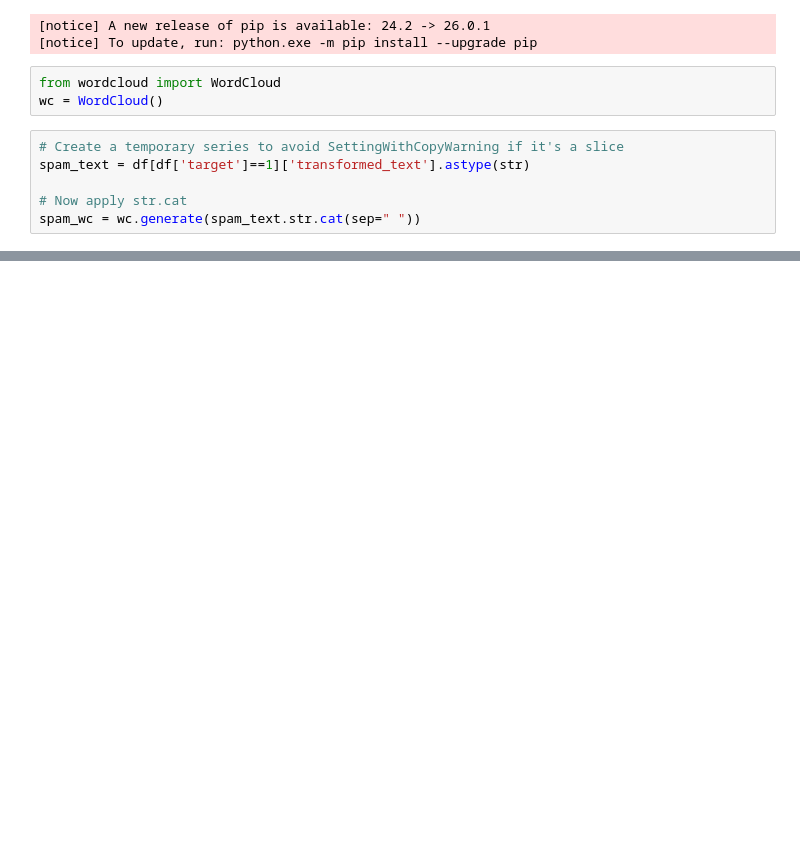
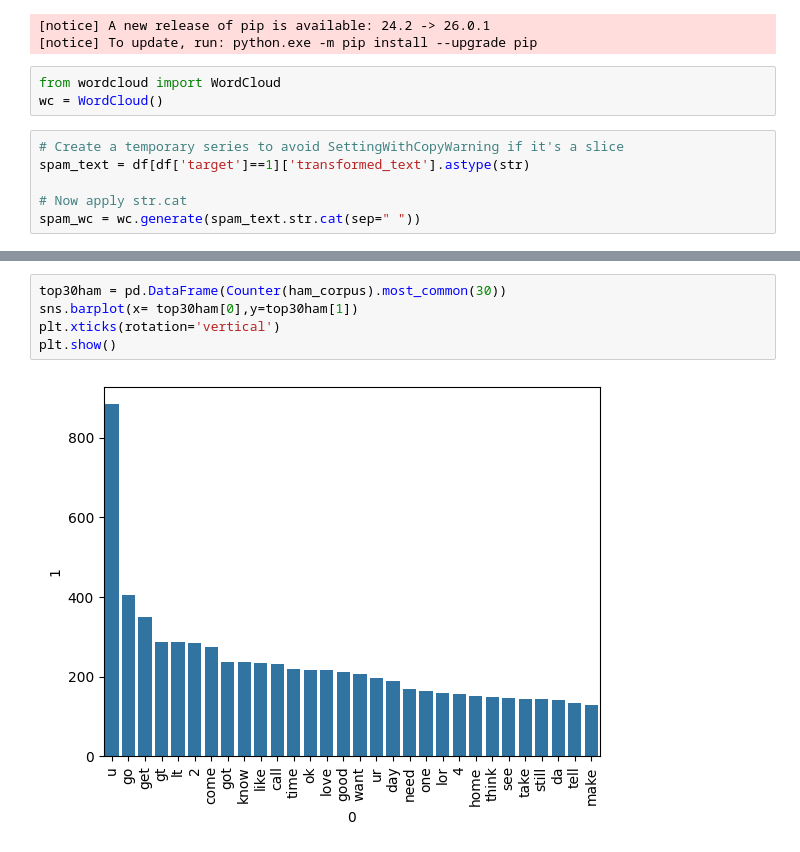
Before and after one commit to PriyanshuNaik27/SmsSpam, a Jupyter notebook: sms_spam.ipynb, the cells around one changed output, grey strips where cells are left out. Saved outputs shown, nothing was run; the diff lists cells and outputs as text; blank space fills up the shorter version.

```diff
--- a/sms_spam.ipynb
+++ b/sms_spam.ipynb
@@ -376,0 +415,7 @@ df.head()
+# %%
+top30ham = pd.DataFrame(Counter(ham_corpus).most_common(30))
+sns.barplot(x= top30ham[0],y=top30ham[1])
+plt.xticks(rotation='vertical')
+plt.show()
+# %% [output]
+[figure, added]
```
Also changed, not shown: parts of 10 cells of this notebook.
